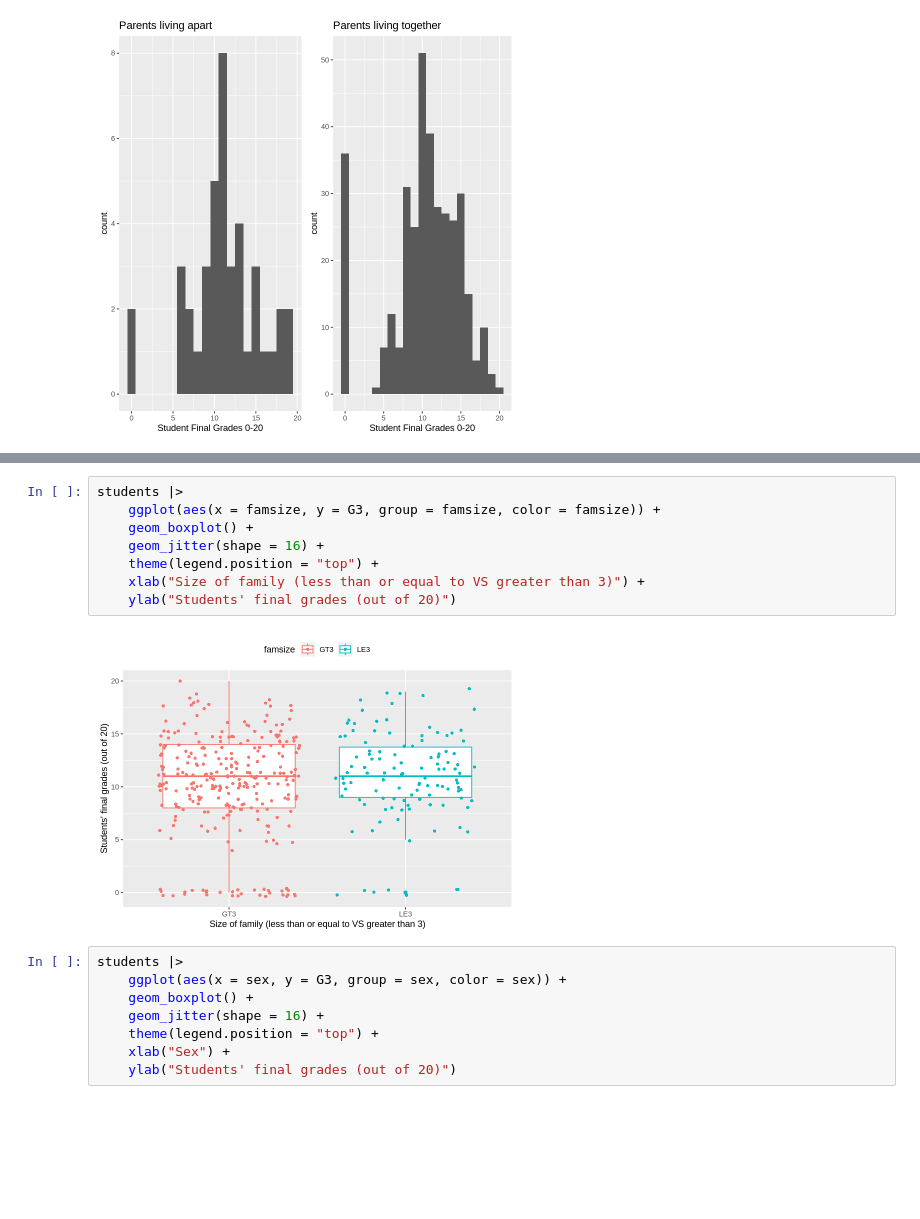
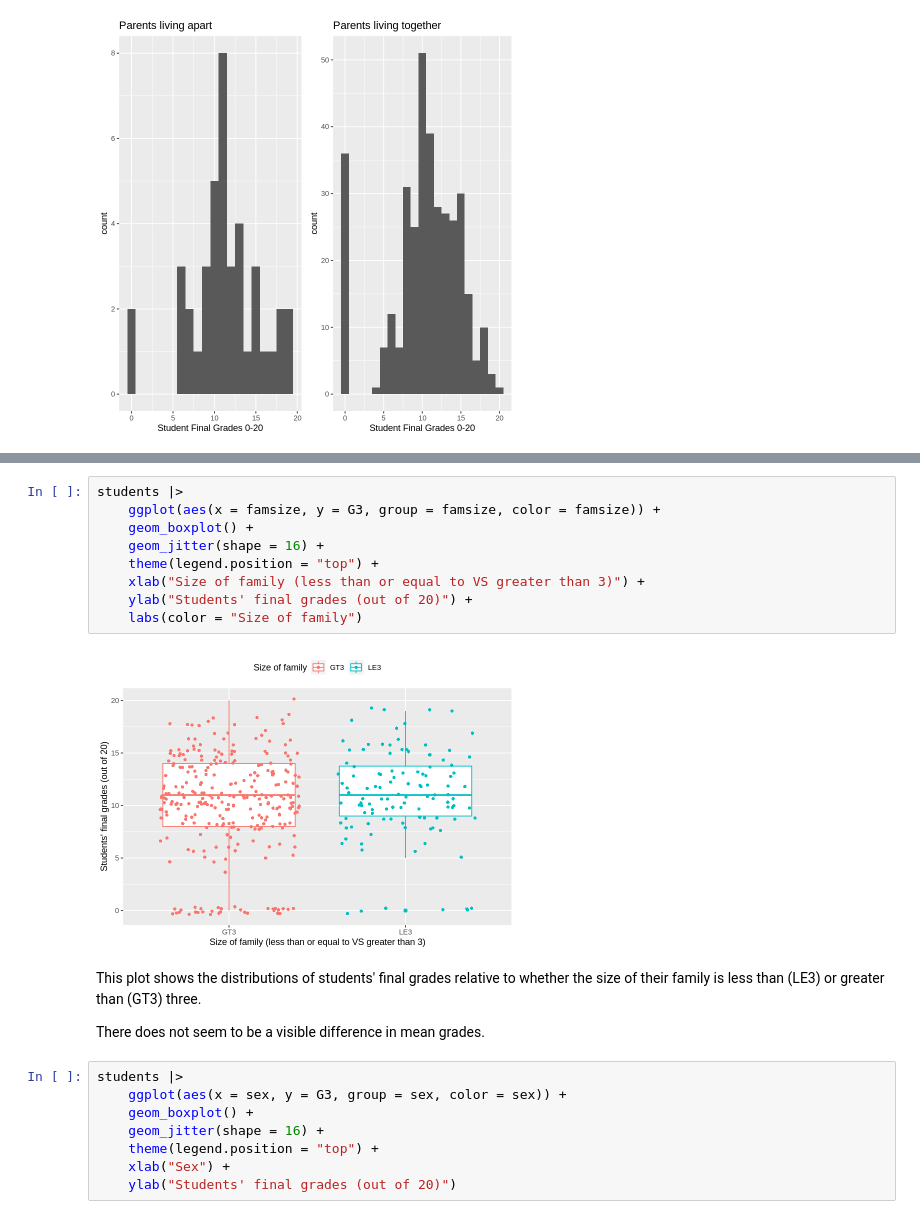
Before and after one commit to aidanmeharg/STAT_201_Project, a Jupyter notebook: proposal.ipynb, the cells around one changed output, grey strips where cells are left out. Cells and saved outputs as stored; diff of their text form; blank space fills up the shorter version.

```diff
--- a/proposal.ipynb
+++ b/proposal.ipynb
@@ -130,13 +143,18 @@ grid.arrange(grobs = plots_medu_fedu, ncol = 2)
 # %%
 students |>
     ggplot(aes(x = famsize, y = G3, group = famsize, color = famsize)) +
     geom_boxplot() +
     geom_jitter(shape = 16) +
     theme(legend.position = "top") +
     xlab("Size of family (less than or equal to VS greater than 3)") +
-    ylab("Students' final grades (out of 20)")
+    ylab("Students' final grades (out of 20)") +
+    labs(color = "Size of family")
 # %% [output]
-[figure, old version]
+[figure, new version]
+# %% [markdown]
+This plot shows the distributions of students' final grades relative to whether the size of their family is less than (LE3) or greater than (GT3) three.
+
+There does not seem to be a visible difference in mean grades.
 # %%
 students |>
     ggplot(aes(x = sex, y = G3, group = sex, color = sex)) +
```
Also changed, not shown: parts of 5 cells of this notebook.
